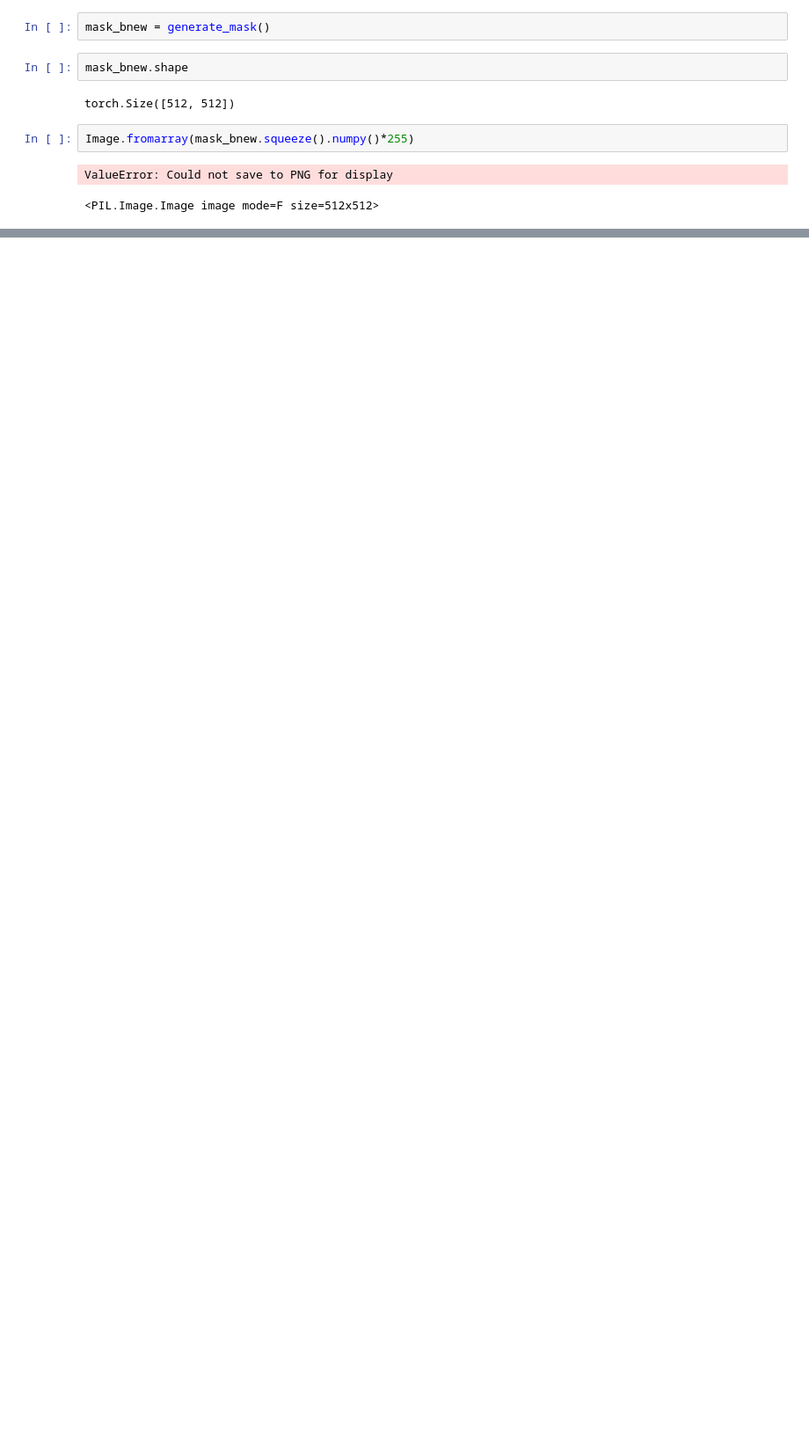
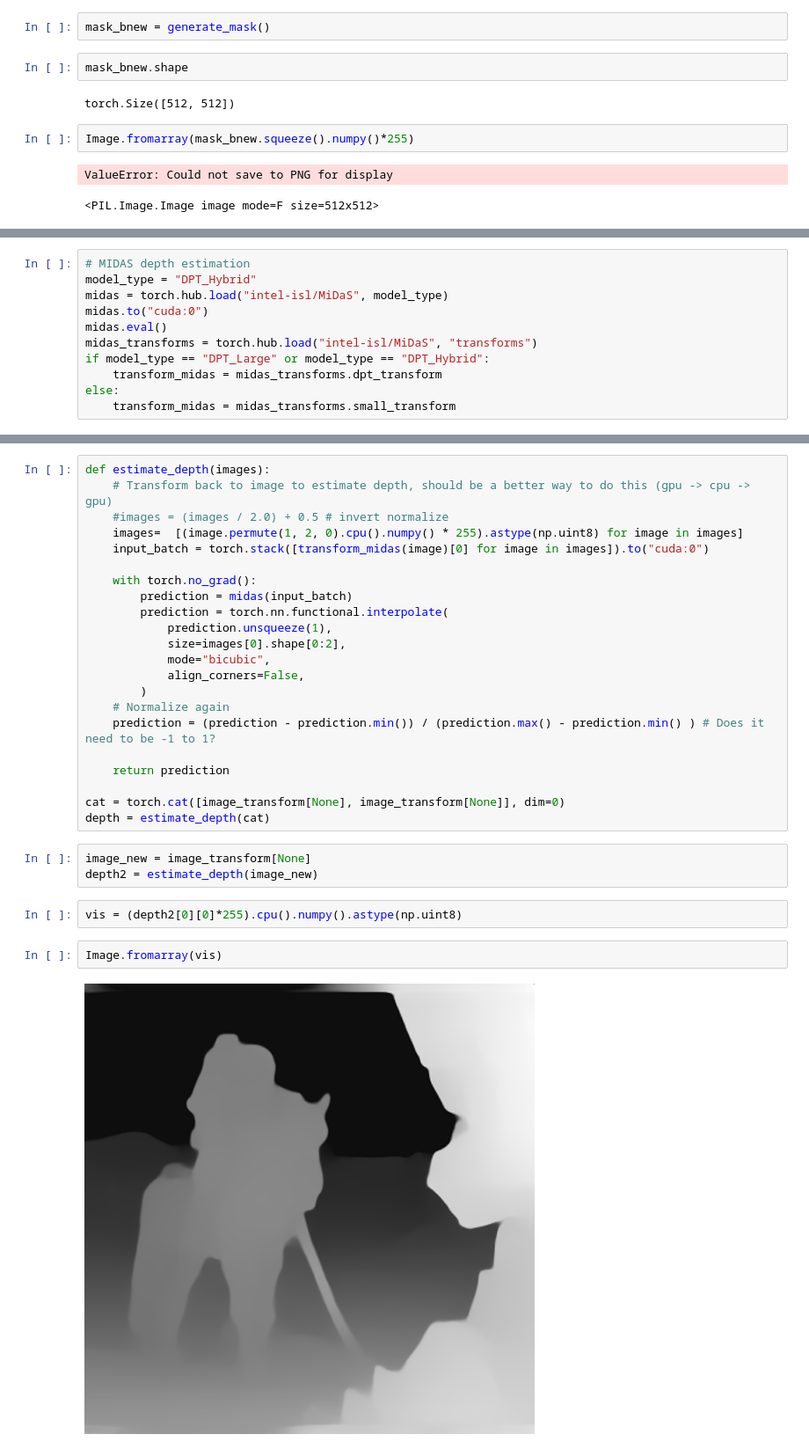
Before and after one commit to tnam02112001/diffusers, a Jupyter notebook: testing.ipynb, the cells around one changed output, grey strips where cells are left out. Shown: that part at 88% size. Saved outputs shown, nothing was run; the diff lists cells and outputs as text; blank space fills up the shorter version.

Commit message:
batch size support

```diff
--- a/testing.ipynb
+++ b/testing.ipynb
@@ -271,0 +290,11 @@ ValueError: Could not save to PNG for display
+# %%
+# MIDAS depth estimation
+model_type = "DPT_Hybrid"
+midas = torch.hub.load("intel-isl/MiDaS", model_type)
+midas.to("cuda:0")
+midas.eval()
+midas_transforms = torch.hub.load("intel-isl/MiDaS", "transforms")
+if model_type == "DPT_Large" or model_type == "DPT_Hybrid":
+    transform_midas = midas_transforms.dpt_transform
+else:
+    transform_midas = midas_transforms.small_transform
@@ -271,0 +306,31 @@ ValueError: Could not save to PNG for display
+# %%
+def estimate_depth(images):
+    # Transform back to image to estimate depth, should be a better way to do this (gpu -> cpu -> gpu)
+    #images = (images / 2.0) + 0.5 # invert normalize
+    images=  [(image.permute(1, 2, 0).cpu().numpy() * 255).astype(np.uint8) for image in images]
+    input_batch = torch.stack([transform_midas(image)[0] for image in images]).to("cuda:0")
+
+    with torch.no_grad():
+        prediction = midas(input_batch)
+        prediction = torch.nn.functional.interpolate(
+            prediction.unsqueeze(1),
+            size=images[0].shape[0:2],
+            mode="bicubic",
+            align_corners=False,
+        )
+    # Normalize again
+    prediction = (prediction - prediction.min()) / (prediction.max() - prediction.min() ) # Does it need to be -1 to 1?
+
+    return prediction
+
+cat = torch.cat([image_transform[None], image_transform[None]], dim=0)
+depth = estimate_depth(cat)
+# %%
+image_new = image_transform[None]
+depth2 = estimate_depth(image_new)
+# %%
+vis = (depth2[0][0]*255).cpu().numpy().astype(np.uint8)
+# %%
+Image.fromarray(vis)
+# %% [output]
+[figure, added]
```
Also changed, not shown: parts of 15 cells of this notebook, 1 other file.
